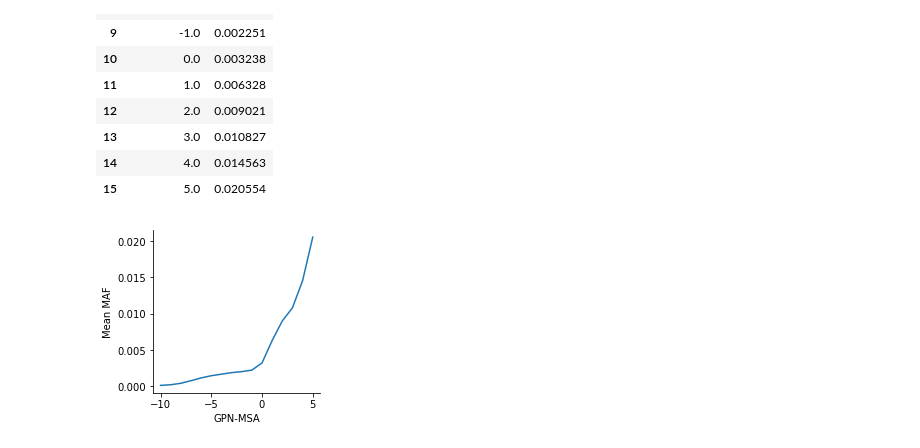
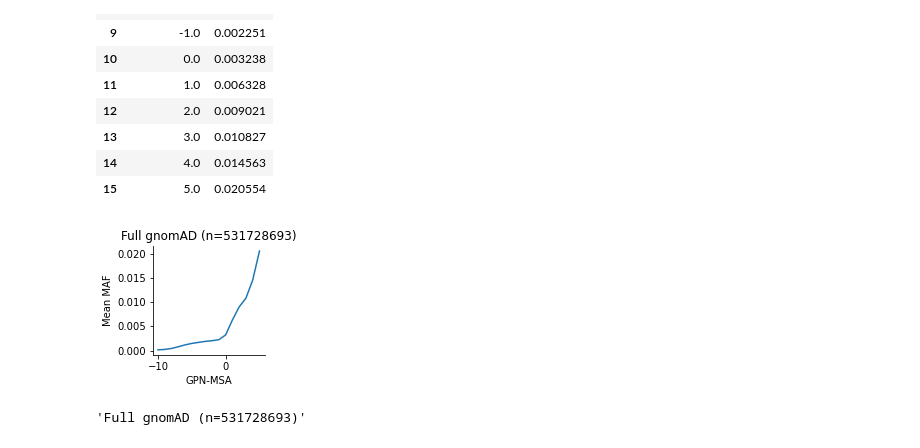
Before and after one commit to songlab-cal/gpn, a Jupyter notebook: analysis/human/workflow/notebooks/gnomad.ipynb, the cells around one changed output. Cells and saved outputs as stored; diff of their text form; code cells hidden in the pictures.

```diff
--- a/analysis/human/workflow/notebooks/gnomad.ipynb
+++ b/analysis/human/workflow/notebooks/gnomad.ipynb
@@ -104,16 +104,22 @@ df
 | 14 | 4.0 | 0.014563 |
 | 15 | 5.0 | 0.020554 |
 # %%
-plt.figure(figsize=(3,3))
+plt.figure(figsize=(2,2))
 g = sns.lineplot(
     data=df,
     x="bin_midpoint",
     y="MAF",
     errorbar=None,
 )
 plt.xlabel("GPN-MSA")
 plt.ylabel("Mean MAF")
+title = f"Full gnomAD (n={len(V)})"
+plt.title(title)
 sns.despine();
 plt.savefig(plot_dir + "gnomad_full_score_vs_maf.svg", bbox_inches="tight")
 # %% [output]
-[figure, old version]
+[figure, new version]
+# %%
+title
+# %% [output]
+'Full gnomAD (n=531728693)'
```
Also changed, not shown: 3 other files.
